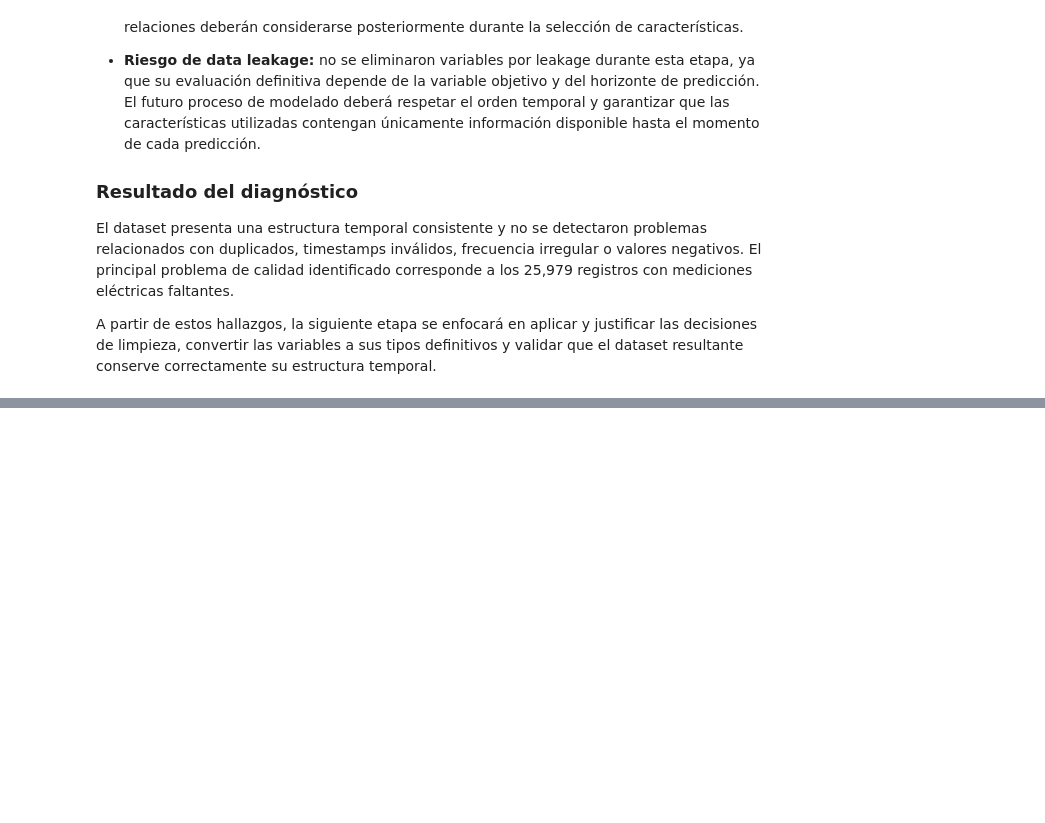
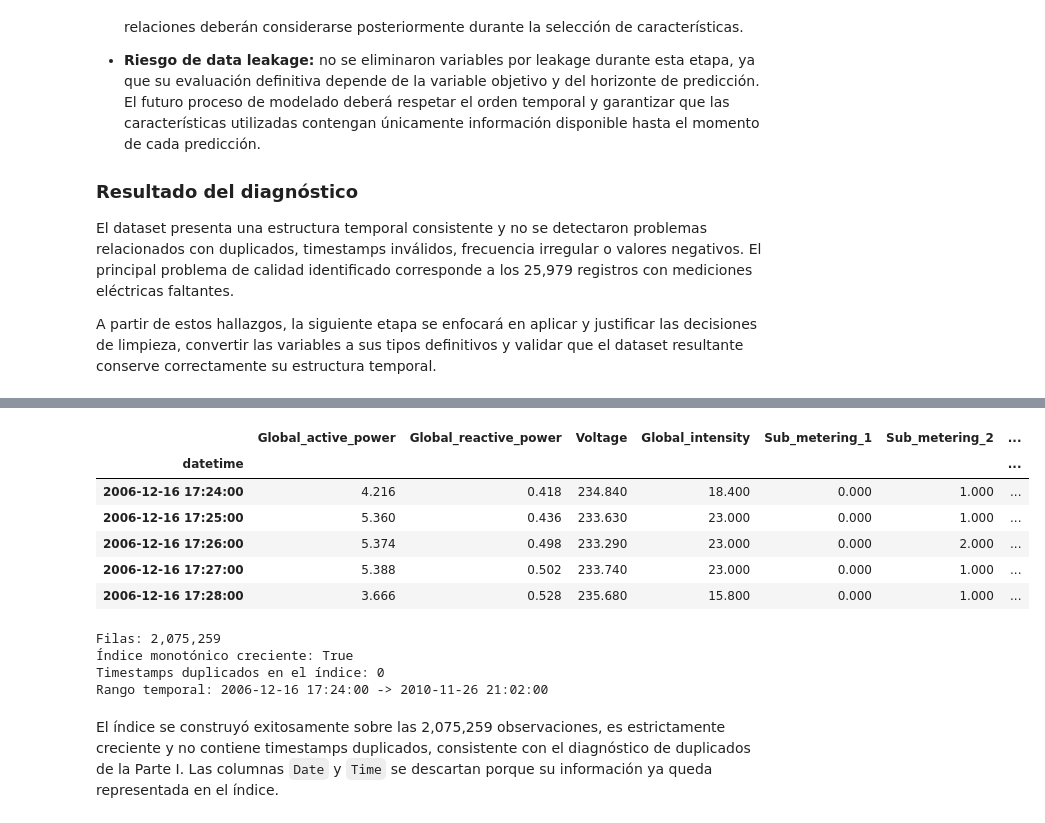
Before and after one commit to BreidyBR/Household-Power-Mlops, a Jupyter notebook: notebooks/01_data_quality_cleaning.ipynb, the cells around one changed output, grey strips where cells are left out. Drawn from its saved outputs; the diff is of its cells as text; code cells hidden in the pictures; blank space fills up the shorter version.

```diff
--- a/notebooks/01_data_quality_cleaning.ipynb
+++ b/notebooks/01_data_quality_cleaning.ipynb
@@ -672,0 +688,35 @@ A partir de estos hallazgos, la siguiente etapa se enfocará en aplicar y justif
+# %%
+# Copia de trabajo: el dataset original (df_raw) no se modifica
+df_clean = df_raw.copy()
+
+# Construcción del índice temporal a partir de Date y Time
+df_clean["datetime"] = pd.to_datetime(
+    df_clean["Date"] + " " + df_clean["Time"],
+    format="%d/%m/%Y %H:%M:%S"
+)
+
+df_clean = df_clean.set_index("datetime").sort_index()
+df_clean = df_clean.drop(columns=["Date", "Time"])
+
+df_clean.head()
+# %% [output]
+|  | Global_active_power | Global_reactive_power | Voltage | Global_intensity | Sub_metering_1 | Sub_metering_2 | ... |
+| datetime |  |  |  |  |  |  | ... |
+| 2006-12-16 17:24:00 | 4.216 | 0.418 | 234.840 | 18.400 | 0.000 | 1.000 | ... |
+| 2006-12-16 17:25:00 | 5.360 | 0.436 | 233.630 | 23.000 | 0.000 | 1.000 | ... |
+| 2006-12-16 17:26:00 | 5.374 | 0.498 | 233.290 | 23.000 | 0.000 | 2.000 | ... |
+| 2006-12-16 17:27:00 | 5.388 | 0.502 | 233.740 | 23.000 | 0.000 | 1.000 | ... |
+| 2006-12-16 17:28:00 | 3.666 | 0.528 | 235.680 | 15.800 | 0.000 | 1.000 | ... |
+# %%
+# Verificación del índice temporal
+print(f"Filas: {df_clean.shape[0]:,}")
+print(f"Índice monotónico creciente: {df_clean.index.is_monotonic_increasing}")
+print(f"Timestamps duplicados en el índice: {df_clean.index.duplicated().sum()}")
+print(f"Rango temporal: {df_clean.index.min()} -> {df_clean.index.max()}")
+# %% [output]
+Filas: 2,075,259
+Índice monotónico creciente: True
+Timestamps duplicados en el índice: 0
+Rango temporal: 2006-12-16 17:24:00 -> 2010-11-26 21:02:00
+# %% [markdown]
+El índice se construyó exitosamente sobre las 2,075,259 observaciones, es estrictamente creciente y no contiene timestamps duplicados, consistente con el diagnóstico de duplicados de la Parte I. Las columnas `Date` y `Time` se descartan porque su información ya queda representada en el índice.
```
Also changed, not shown: parts of 21 cells of this notebook, 2 other files.
